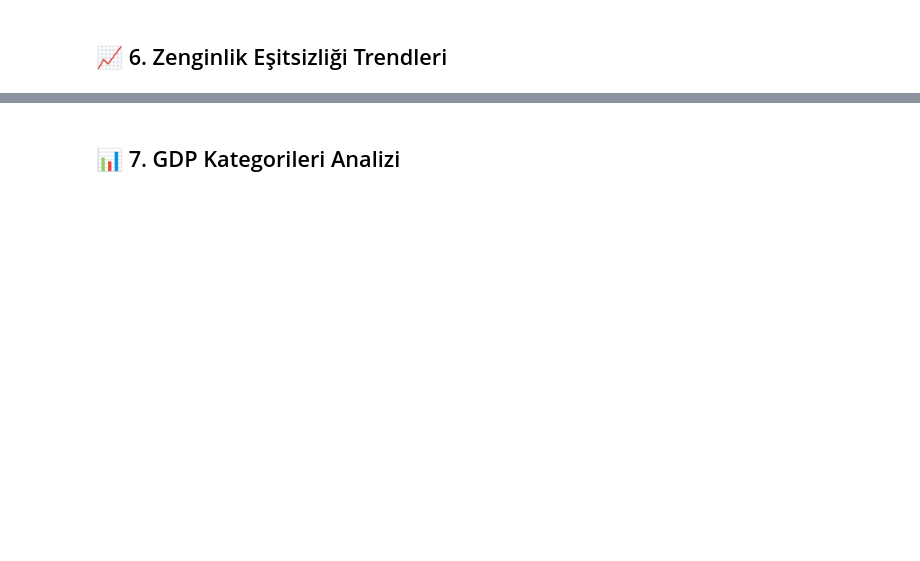
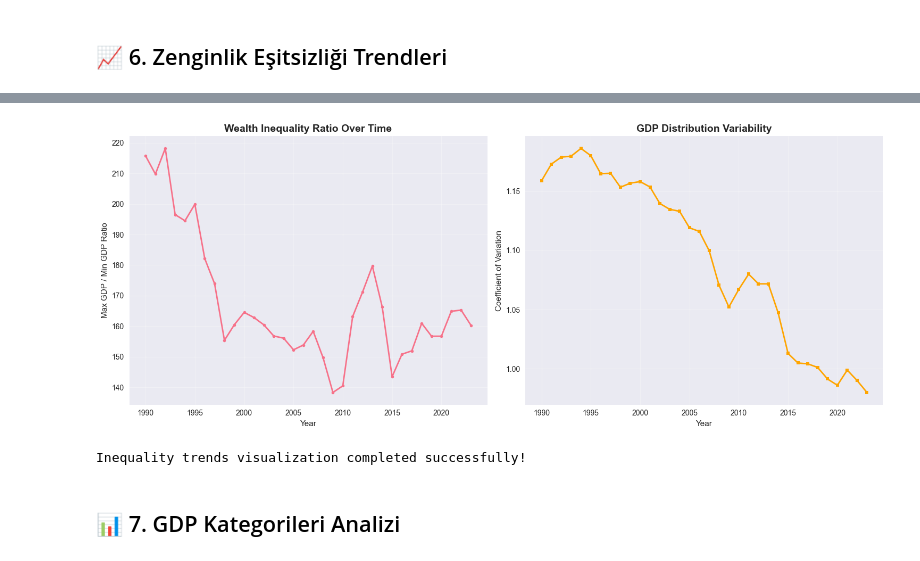
Before and after one commit to xcan16/global-gdp-analysis-1990-2023, a Jupyter notebook: notebooks/02_eda_analysis.ipynb, the cells around one changed output, grey strips where cells are left out. Saved outputs shown, nothing was run; the diff lists cells and outputs as text; code cells hidden in the pictures; blank space fills up the shorter version.

```diff
--- a/notebooks/02_eda_analysis.ipynb
+++ b/notebooks/02_eda_analysis.ipynb
@@ -340,18 +444,18 @@ NameError: name 'plot_top_bottom_countries' is not defined
 # %%
-# Detaylı istatistikler
-latest_year = df_analysis['Year'].max()
-year_data = df_analysis[df_analysis['Year'] == latest_year]
+# Detailed statistics for richest and poorest countries
+latest_year = df['Year'].max()
+year_data = df[df['Year'] == latest_year]
 
 top_5 = year_data.nlargest(5, gdp_column)
 bottom_5 = year_data.nsmallest(5, gdp_column)
 
-print(f"🏆 TOP 5 EN ZENGİN ÜLKE ({latest_year}):")
+print(f"🏆 TOP 5 RICHEST COUNTRIES ({latest_year}):")
 for i, (idx, row) in enumerate(top_5.iterrows(), 1):
     print(f"{i}. {row['Entity']}: ${row[gdp_column]:,.0f} ({row['Continent']})")
 
-print(f"\n📉 TOP 5 EN FAKİR ÜLKE ({latest_year}):")
+print(f"\n📉 TOP 5 POOREST COUNTRIES ({latest_year}):")
 for i, (idx, row) in enumerate(bottom_5.iterrows(), 1):
     print(f"{i}. {row['Entity']}: ${row[gdp_column]:,.0f} ({row['Continent']})")
 
 wealth_gap = top_5.iloc[0][gdp_column] / bottom_5.iloc[0][gdp_column]
-print(f"\n💰 WEALTH GAP: En zengin ülke, en fakir ülkeden {wealth_gap:.1f}x daha zengin!")
+print(f"\n💰 WEALTH GAP: The richest country is {wealth_gap:.1f}x wealthier than the poorest!")
@@ -693,6 +805,30 @@ print(f"📊 Gini coefficient (yaklaşık): {recent_inequality['gini_approx'].me
 # %%
-# Eşitsizlik görselleştirmesi
-plot_inequality_trends(inequality_data, save_path='../outputs/plots/inequality_trends.png')
+# Create inequality trends visualization
+fig, (ax1, ax2) = plt.subplots(1, 2, figsize=(15, 6))
+
+# Plot 1: Wealth ratio over time
+ax1.plot(inequality_df['Year'], inequality_df['ratio'], marker='o', linewidth=2, markersize=4)
+ax1.set_title('Wealth Inequality Ratio Over Time', fontsize=14, fontweight='bold')
+ax1.set_xlabel('Year')
+ax1.set_ylabel('Max GDP / Min GDP Ratio')
+ax1.grid(True, alpha=0.3)
+
+# Plot 2: Coefficient of variation over time
+ax2.plot(inequality_df['Year'], inequality_df['coefficient_variation'],
+         marker='s', linewidth=2, markersize=4, color='orange')
+ax2.set_title('GDP Distribution Variability', fontsize=14, fontweight='bold')
+ax2.set_xlabel('Year')
+ax2.set_ylabel('Coefficient of Variation')
+ax2.grid(True, alpha=0.3)
+
+plt.tight_layout()
+plt.savefig('../outputs/plots/inequality_trends.png', dpi=300, bbox_inches='tight')
+plt.show()
+
+print("Inequality trends visualization completed successfully!")
+# %% [output]
+[figure, added]
+Inequality trends visualization completed successfully!
 # %% [markdown]
 ## 📊 7. GDP Kategorileri Analizi
 # %%
```
Also changed, not shown: parts of 20 cells of this notebook, 1 other file.
